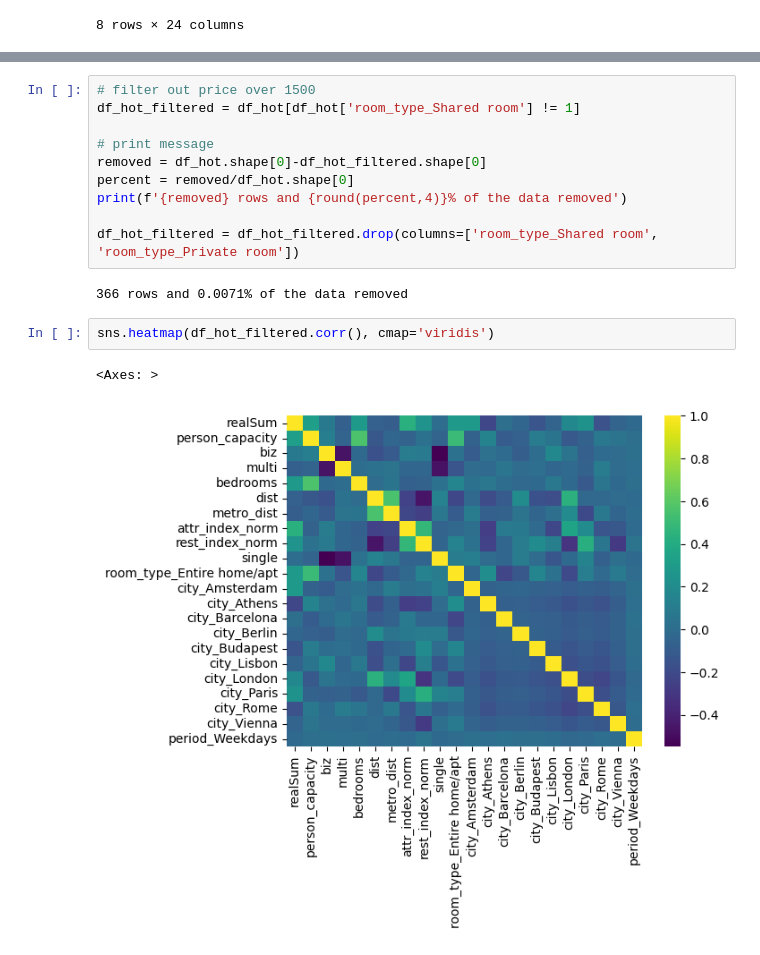
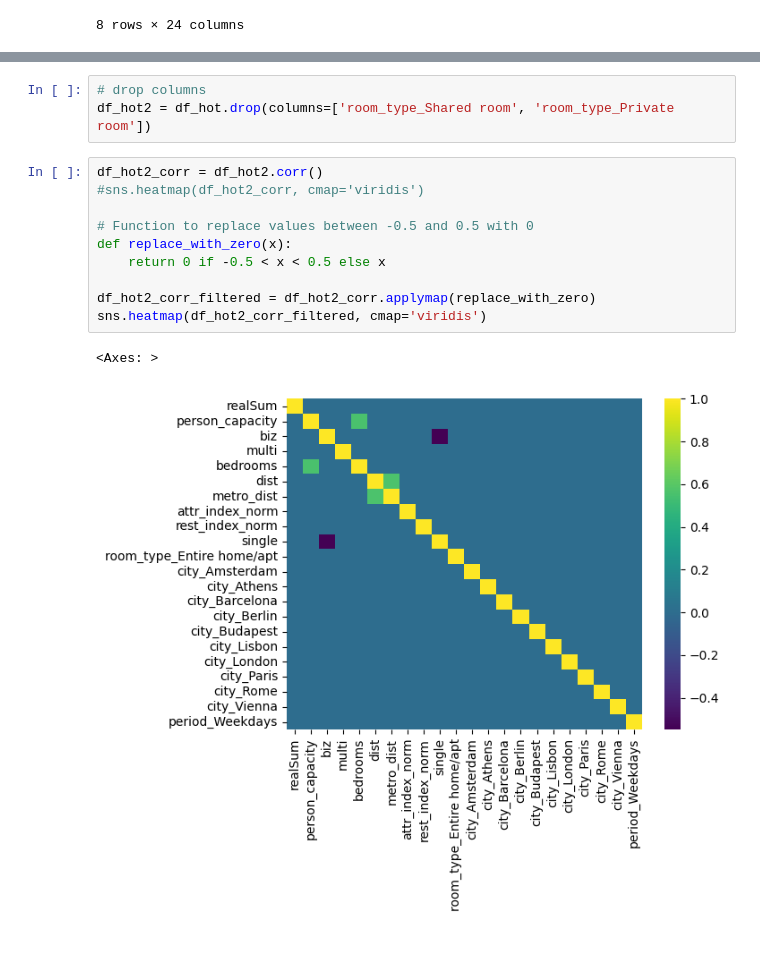
Before and after one commit to AddiH/DataScienceExam, a Jupyter notebook: nbs/data_explore.ipynb, the cells around one changed output, grey strips where cells are left out. Saved outputs shown, nothing was run; the diff lists cells and outputs as text.

```diff
--- a/nbs/data_explore.ipynb
+++ b/nbs/data_explore.ipynb
@@ -122,17 +125,16 @@ sns.heatmap(corr_var_filtered, cmap='viridis')
-# %%
-# filter out price over 1500
-df_hot_filtered = df_hot[df_hot['room_type_Shared room'] != 1]
-
-# print message
-removed = df_hot.shape[0]-df_hot_filtered.shape[0]
-percent = removed/df_hot.shape[0]
-print(f'{removed} rows and {round(percent,4)}% of the data removed')
-
-df_hot_filtered = df_hot_filtered.drop(columns=['room_type_Shared room', 'room_type_Private room'])
-# %% [output]
-366 rows and 0.0071% of the data removed
-# %%
-sns.heatmap(df_hot_filtered.corr(), cmap='viridis')
-# %% [output]
-<Axes: >
-[figure, removed]
+# %%
+# drop columns
+df_hot2 = df_hot.drop(columns=['room_type_Shared room', 'room_type_Private room'])
+# %%
+df_hot2_corr = df_hot2.corr()
+#sns.heatmap(df_hot2_corr, cmap='viridis')
+
+# Function to replace values between -0.5 and 0.5 with 0
+def replace_with_zero(x):
+    return 0 if -0.5 < x < 0.5 else x
+
+df_hot2_corr_filtered = df_hot2_corr.applymap(replace_with_zero)
+sns.heatmap(df_hot2_corr_filtered, cmap='viridis')
+# %% [output]
+<Axes: >
+[figure, added]
```
Also changed, not shown: parts of 6 cells of this notebook.
